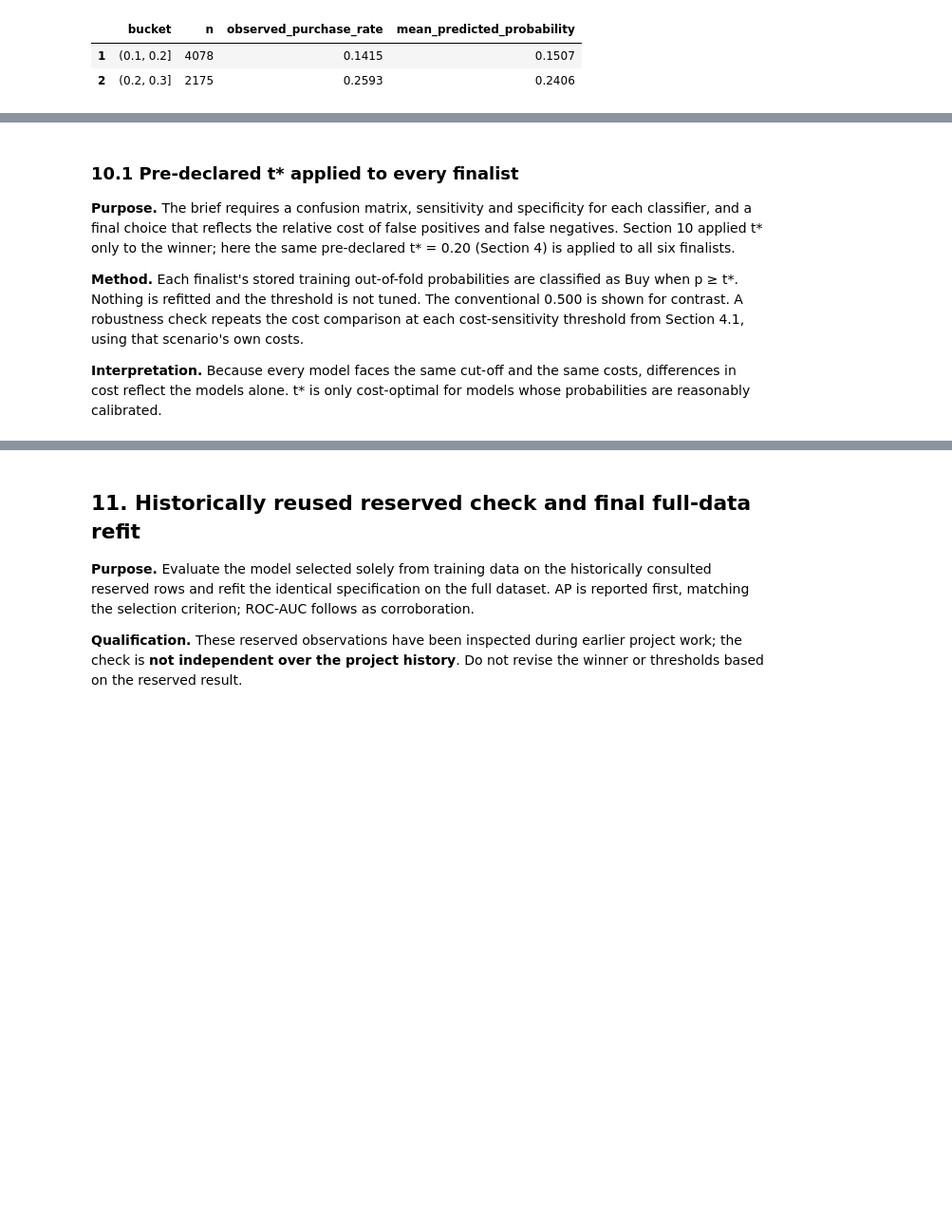
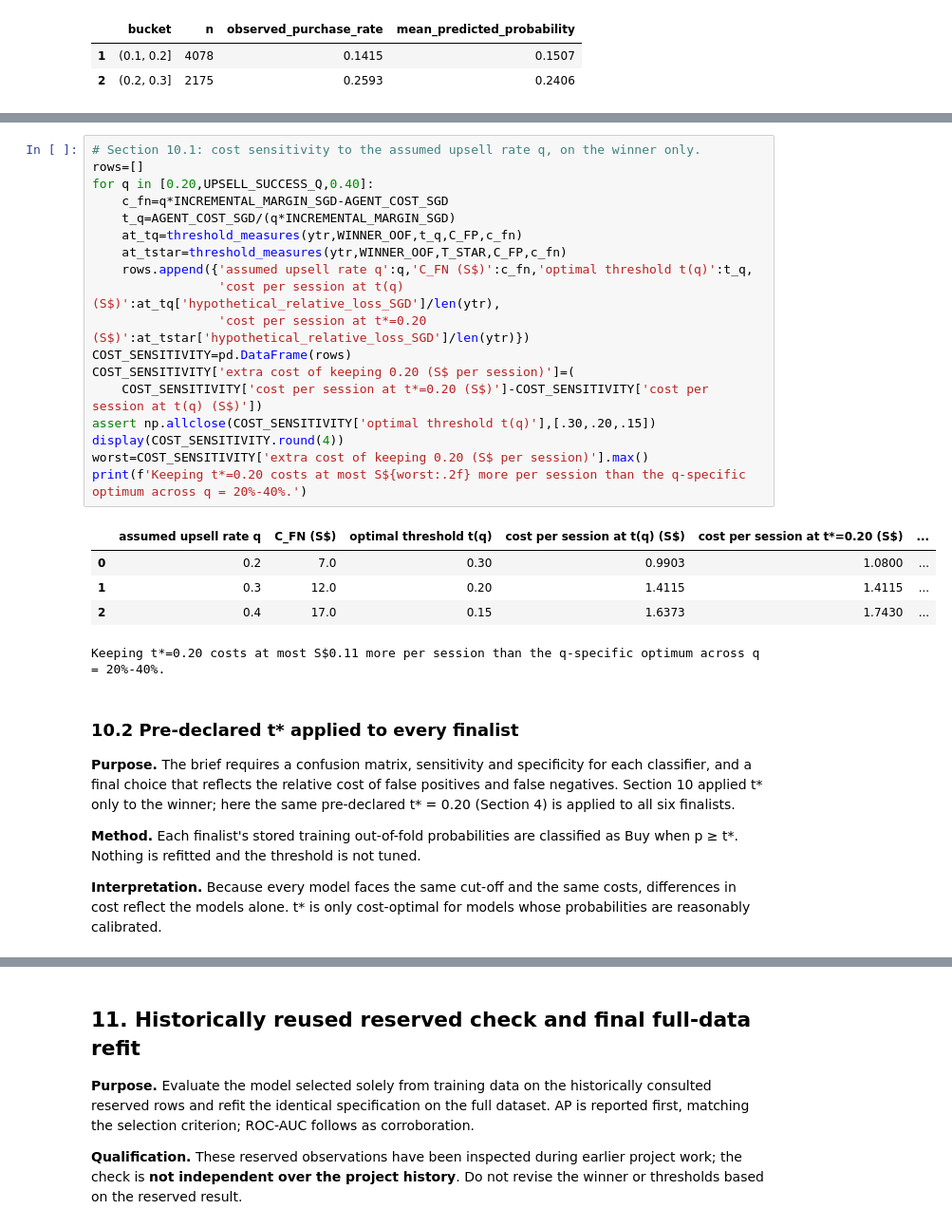
Before and after one commit to lyd-sg/Statistical-Learning, a Jupyter notebook: online_shoppers_analysis.ipynb, the cells around one changed output, grey strips where cells are left out. Shown at 95% size. Drawn from its saved outputs; the diff is of its cells as text; blank space fills up the shorter version.

```diff
--- a/online_shoppers_analysis.ipynb
+++ b/online_shoppers_analysis.ipynb
@@ -1950,9 +1923,33 @@ Interpretation: at t*=0.20, 872 buyers would be contacted and 2,025 nonbuyers co
+# %%
+# Section 10.1: cost sensitivity to the assumed upsell rate q, on the winner only.
+rows=[]
+for q in [0.20,UPSELL_SUCCESS_Q,0.40]:
+    c_fn=q*INCREMENTAL_MARGIN_SGD-AGENT_COST_SGD
+    t_q=AGENT_COST_SGD/(q*INCREMENTAL_MARGIN_SGD)
+    at_tq=threshold_measures(ytr,WINNER_OOF,t_q,C_FP,c_fn)
+    at_tstar=threshold_measures(ytr,WINNER_OOF,T_STAR,C_FP,c_fn)
+    rows.append({'assumed upsell rate q':q,'C_FN (S$)':c_fn,'optimal threshold t(q)':t_q,
+                 'cost per session at t(q) (S$)':at_tq['hypothetical_relative_loss_SGD']/len(ytr),
+                 'cost per session at t*=0.20 (S$)':at_tstar['hypothetical_relative_loss_SGD']/len(ytr)})
+COST_SENSITIVITY=pd.DataFrame(rows)
+COST_SENSITIVITY['extra cost of keeping 0.20 (S$ per session)']=(
+    COST_SENSITIVITY['cost per session at t*=0.20 (S$)']-COST_SENSITIVITY['cost per session at t(q) (S$)'])
+assert np.allclose(COST_SENSITIVITY['optimal threshold t(q)'],[.30,.20,.15])
+display(COST_SENSITIVITY.round(4))
+worst=COST_SENSITIVITY['extra cost of keeping 0.20 (S$ per session)'].max()
+print(f'Keeping t*=0.20 costs at most S${worst:.2f} more per session than the q-specific optimum across q = 20%-40%.')
+# %% [output]
+|  | assumed upsell rate q | C_FN (S$) | optimal threshold t(q) | cost per session at t(q) (S$) | cost per session at t*=0.20 (S$) | ... |
+| 0 | 0.2 | 7.0 | 0.30 | 0.9903 | 1.0800 | ... |
+| 1 | 0.3 | 12.0 | 0.20 | 1.4115 | 1.4115 | ... |
+| 2 | 0.4 | 17.0 | 0.15 | 1.6373 | 1.7430 | ... |
+Keeping t*=0.20 costs at most S$0.11 more per session than the q-specific optimum across q = 20%-40%.
 # %% [markdown]
-### 10.1 Pre-declared t\* applied to every finalist
+### 10.2 Pre-declared t\* applied to every finalist
 
 **Purpose.** The brief requires a confusion matrix, sensitivity and specificity for each classifier, and a final choice that reflects the relative cost of false positives and false negatives. Section 10 applied t\* only to the winner; here the same pre-declared t\* = 0.20 (Section 4) is applied to all six finalists.
 
-**Method.** Each finalist's stored training out-of-fold probabilities are classified as Buy when p ≥ t\*. Nothing is refitted and the threshold is not tuned. The conventional 0.500 is shown for contrast. A robustness check repeats the cost comparison at each cost-sensitivity threshold from Section 4.1, using that scenario's own costs.
+**Method.** Each finalist's stored training out-of-fold probabilities are classified as Buy when p ≥ t\*. Nothing is refitted and the threshold is not tuned.
 
 **Interpretation.** Because every model faces the same cut-off and the same costs, differences in cost reflect the models alone. t\* is only cost-optimal for models whose probabilities are reasonably calibrated.
 # %%
```
Also changed, not shown: parts of 16 cells of this notebook.
